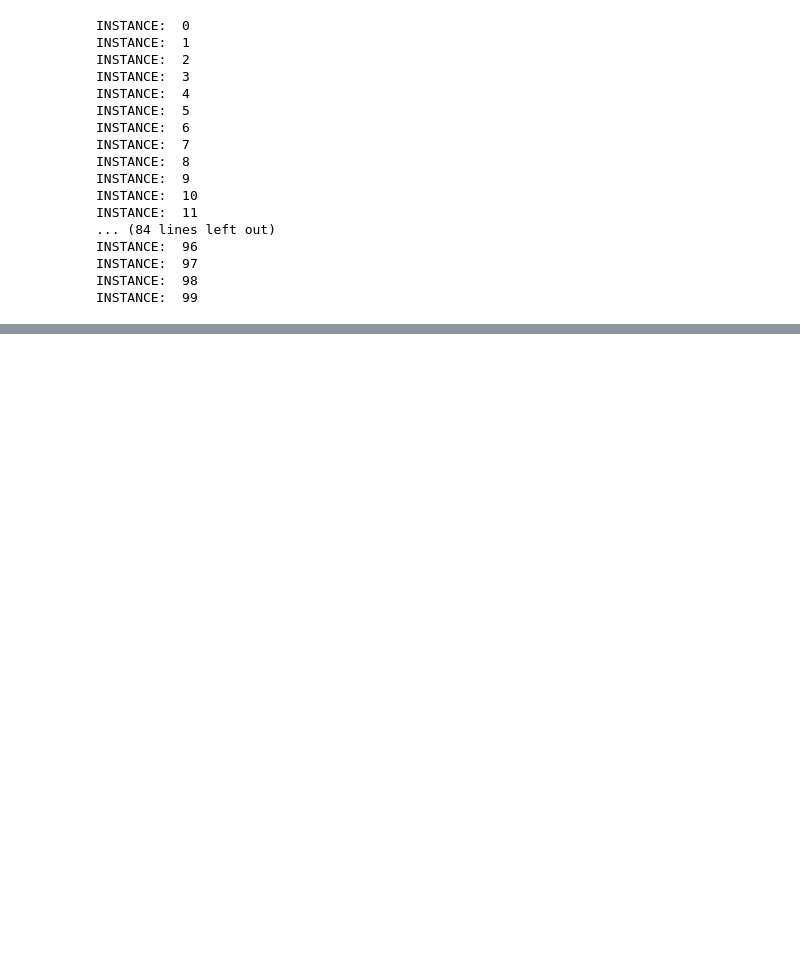
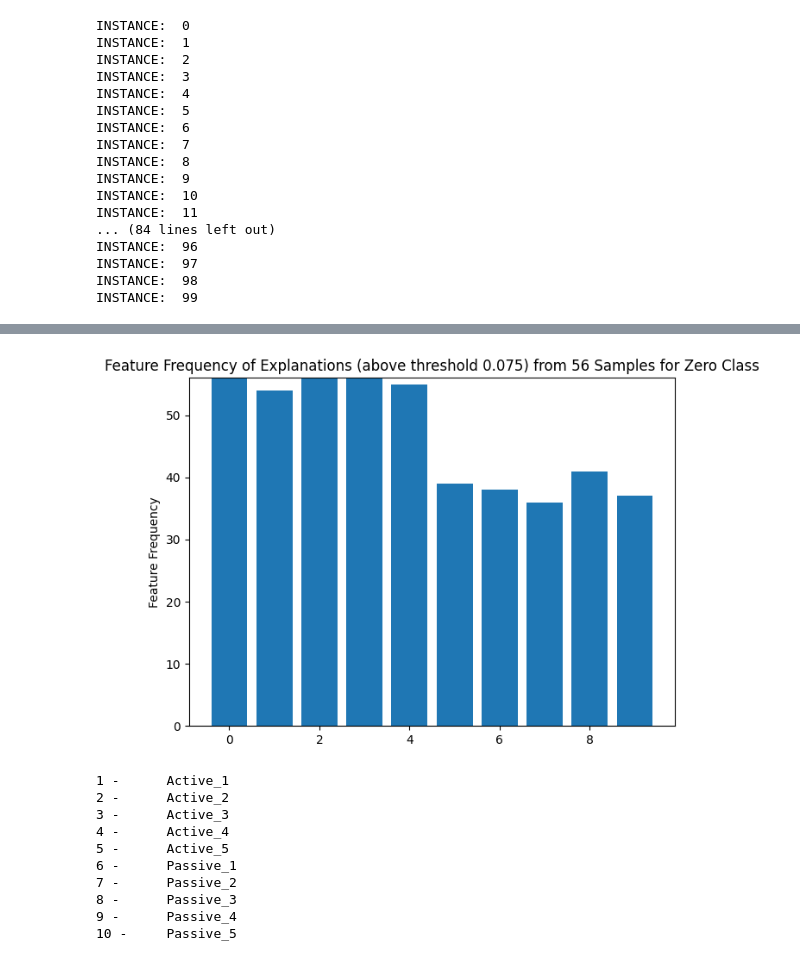
Before and after one commit to Dene-O/MSc_Project, a Jupyter notebook: MSc_project/Project_1/LIME_Test_2_Control_Class.ipynb, the cells around one changed output, grey strips where cells are left out. Cells and saved outputs as stored; diff of their text form; code cells hidden in the pictures; blank space fills up the shorter version.

```diff
--- a/MSc_project/Project_1/LIME_Test_2_Control_Class.ipynb
+++ b/MSc_project/Project_1/LIME_Test_2_Control_Class.ipynb
@@ -298,3 +306,6 @@ One_Stats.Box_Plot()
 8 -      Passive_3
 9 -      Passive_4
 10 -     Passive_5
+# %%
+Zero_Stats_2 = Class_Feature_Statistics('Zero', all_features, classes=['Zero', 'One'])
+One_Stats_2  = Class_Feature_Statistics('One',  all_features, classes=['Zero', 'One'])
@@ -300,0 +319,14 @@ One_Stats.Box_Plot()
+# %%
+Zero_Stats_2.Frequency_Plot(display_feature_list=True)
+# %% [output]
+[figure, added]
+1 -      Active_1
+2 -      Active_2
+3 -      Active_3
+4 -      Active_4
+5 -      Active_5
+6 -      Passive_1
+7 -      Passive_2
+8 -      Passive_3
+9 -      Passive_4
+10 -     Passive_5
```
Also changed, not shown: parts of 27 cells of this notebook, 2 other files.
